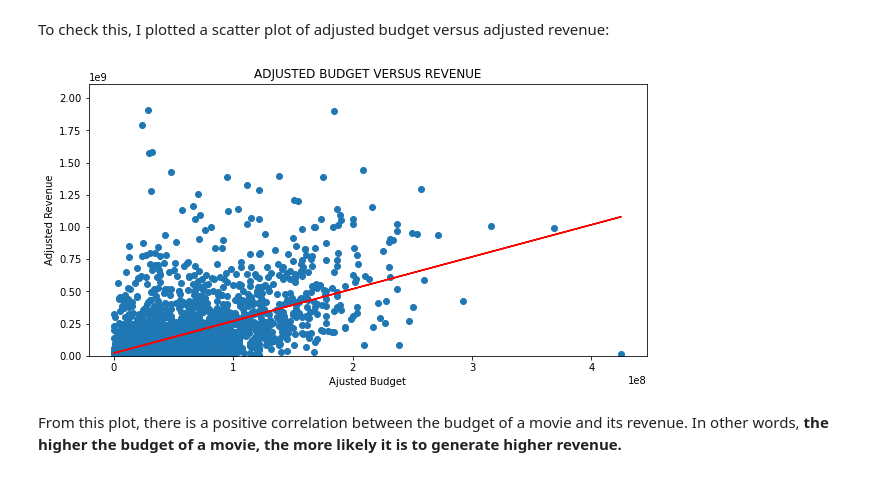
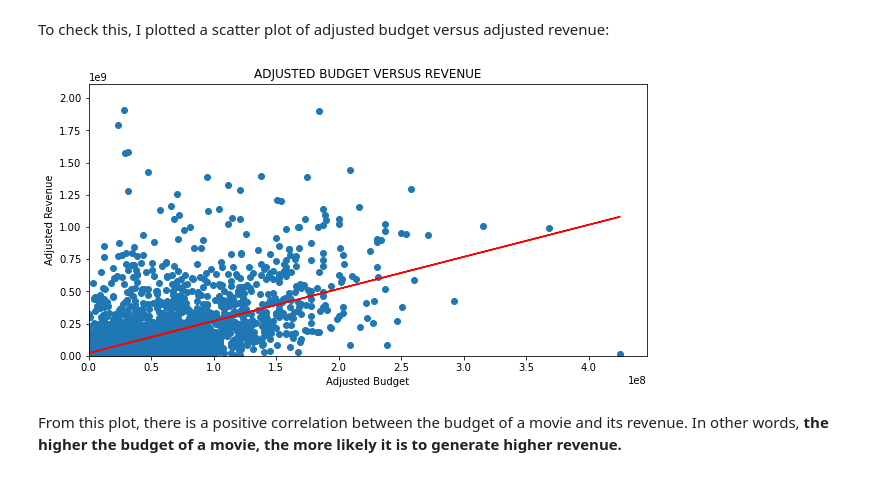
Before and after one commit to TobyTobi/ALX-projects, a Jupyter notebook: Project 1 ipynb.ipynb, the cells around one changed output. Cells and saved outputs as stored; diff of their text form; code cells hidden in the pictures.

```diff
--- a/Project 1 ipynb.ipynb
+++ b/Project 1 ipynb.ipynb
@@ -461,20 +480,18 @@ plt.show()
 # %% [markdown]
 To check this, I plotted a scatter plot of adjusted budget versus the average rating:
 # %%
-# line of best fit
-x1 = df['budget_adj']
-y1 = df['vote_average']
-a, b = np.polyfit(x1, y1, 1)
+def scatter_chart(arg1, arg2, arg3, arg4, arg5):
+    #add points and plot
+    plt.figure(figsize=(10,5))
+    plt.scatter(arg1, arg2)
 
-#add points and plot
-plt.figure(figsize=(10, 5))
-plt.scatter(x1, y1)
+    # add line of best fit to plot
+    plt.plot(arg1, a*arg1+b, color='red')
 
-#add line of best fit to plot
-plt.plot(x1, a*x1+b, color = 'red')
-
-# scatterplot qualities
-plt.title('ADJUSTED BUDGET VERSUS AVERAGE RATING', color='black')
-plt.xlabel('Adjusted Budget', color='black')
-plt.ylabel('Average Rating', color='black')
-plt.show()
+    # scatterplot qualities
+    plt.title(arg3,color='black')
+    plt.ylim(bottom=0)
+    plt.xlim(left=0)
+    plt.xlabel(arg4,color='black')
+    plt.ylabel(arg5,color='black')
+    plt.show()
@@ -488,25 +513,14 @@ From this plot, there isn't exactly any correlation between the budget of a movi
 # %% [markdown]
 To check this, I plotted a scatter plot of adjusted budget versus adjusted revenue:
 # %%
-#line of best fit
+# line of best fit
 y2 = df['revenue_adj']
 a, b = np.polyfit(x1, y2, 1)
 
-#add points and plot
-plt.figure(figsize=(10, 5))
-plt.scatter(x1, y2)
-
-#add line of best fit to plot
-plt.plot(x1, a*x1+b, color = 'red')
-
-# scatterplot qualities
-plt.title('ADJUSTED BUDGET VERSUS REVENUE', color='black')
-plt.ylim(bottom=0)
-plt.xlabel('Ajusted Budget', color='black')
-plt.ylabel('Adjusted Revenue', color='black')
-plt.show()
+scatter_chart(x1, y2, 'ADJUSTED BUDGET VERSUS REVENUE',
+             'Adjusted Budget', 'Adjusted Revenue')
 # %% [output]
-[figure, old version]
+[figure, new version]
 # %% [markdown]
 From this plot, there is a positive correlation between the budget of a movie and its revenue. In other words, **the higher the budget of a movie, the more likely it is to generate higher revenue.**
 # %% [markdown]
```
Also changed, not shown: parts of 10 cells of this notebook.
